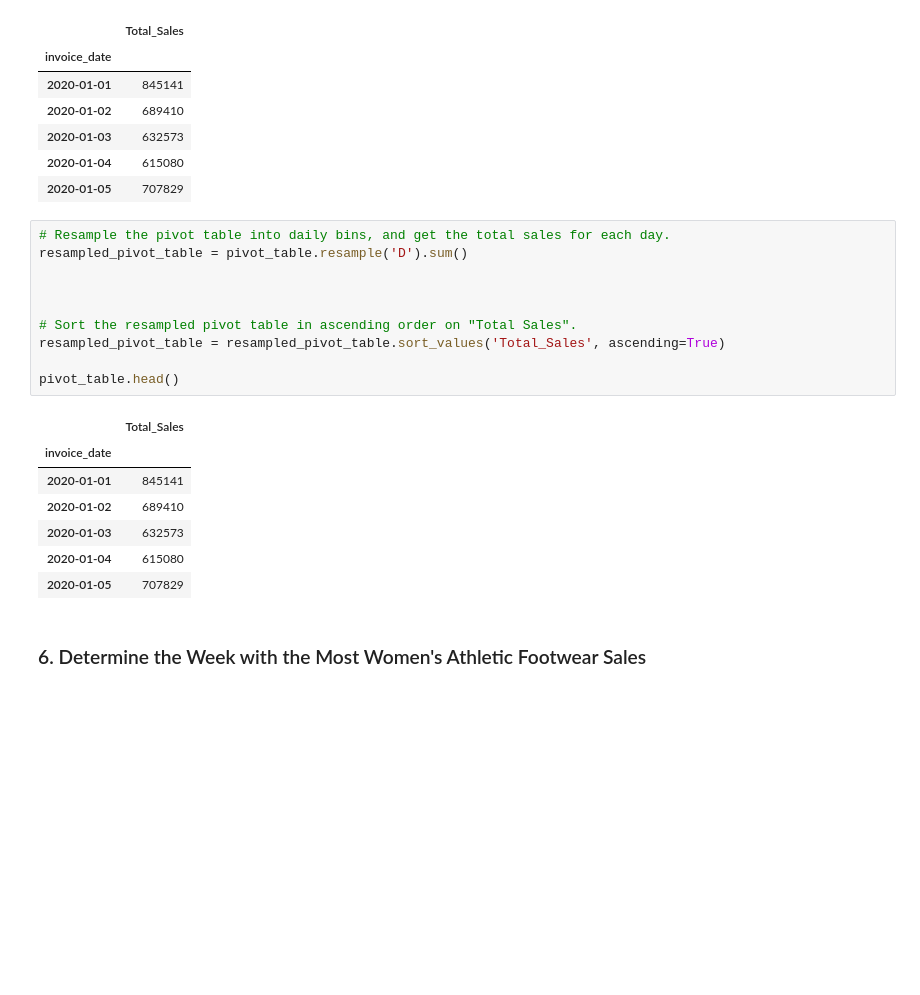
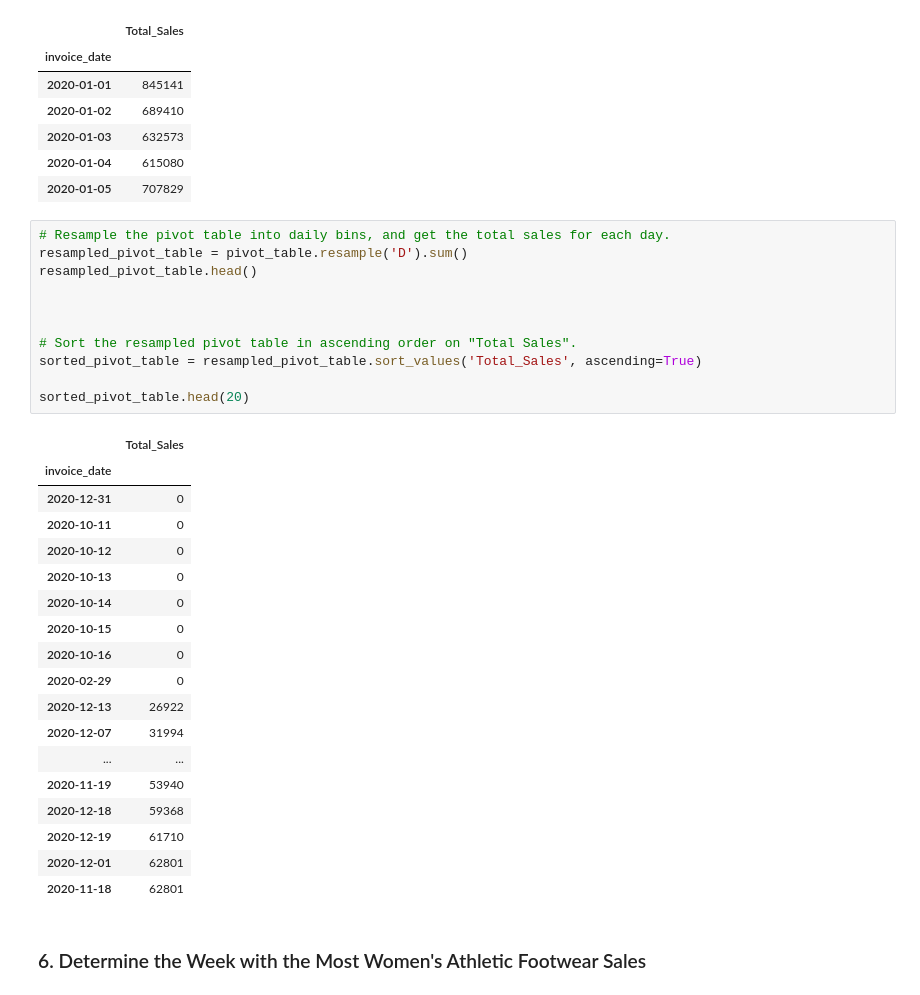
Before and after one commit to JCLavieri/athletic_sales_analysis, a Jupyter notebook: M5_Starter_Code (3)/M5_Starter_Code/athletic_sales_analysis_starter_code.ipynb, the cells around one changed output. Saved outputs shown, nothing was run; the diff lists cells and outputs as text; blank space fills up the shorter version.

```diff
--- a/M5_Starter_Code (3)/M5_Starter_Code/athletic_sales_analysis_starter_code.ipynb
+++ b/M5_Starter_Code (3)/M5_Starter_Code/athletic_sales_analysis_starter_code.ipynb
@@ -337,21 +337,33 @@ pivot_table.head()
 # %%
 # Resample the pivot table into daily bins, and get the total sales for each day.
 resampled_pivot_table = pivot_table.resample('D').sum()
+resampled_pivot_table.head()
 
 
 
 # Sort the resampled pivot table in ascending order on "Total Sales".
-resampled_pivot_table = resampled_pivot_table.sort_values('Total_Sales', ascending=True)
+sorted_pivot_table = resampled_pivot_table.sort_values('Total_Sales', ascending=True)
 
-pivot_table.head()
+sorted_pivot_table.head(20)
 # %% [output]
 |  | Total_Sales |
 | invoice_date |  |
-| 2020-01-01 | 845141 |
-| 2020-01-02 | 689410 |
-| 2020-01-03 | 632573 |
-| 2020-01-04 | 615080 |
-| 2020-01-05 | 707829 |
+| 2020-12-31 | 0 |
+| 2020-10-11 | 0 |
+| 2020-10-12 | 0 |
+| 2020-10-13 | 0 |
+| 2020-10-14 | 0 |
+| 2020-10-15 | 0 |
+| 2020-10-16 | 0 |
+| 2020-02-29 | 0 |
+| 2020-12-13 | 26922 |
+| 2020-12-07 | 31994 |
+| ... | ... |
+| 2020-11-19 | 53940 |
+| 2020-12-18 | 59368 |
+| 2020-12-19 | 61710 |
+| 2020-12-01 | 62801 |
+| 2020-11-18 | 62801 |
 # %% [markdown]
 ### 6.  Determine the Week with the Most Women's Athletic Footwear Sales
 # %%
```
Also changed, not shown: parts of 1 cell of this notebook, 1 other file.
